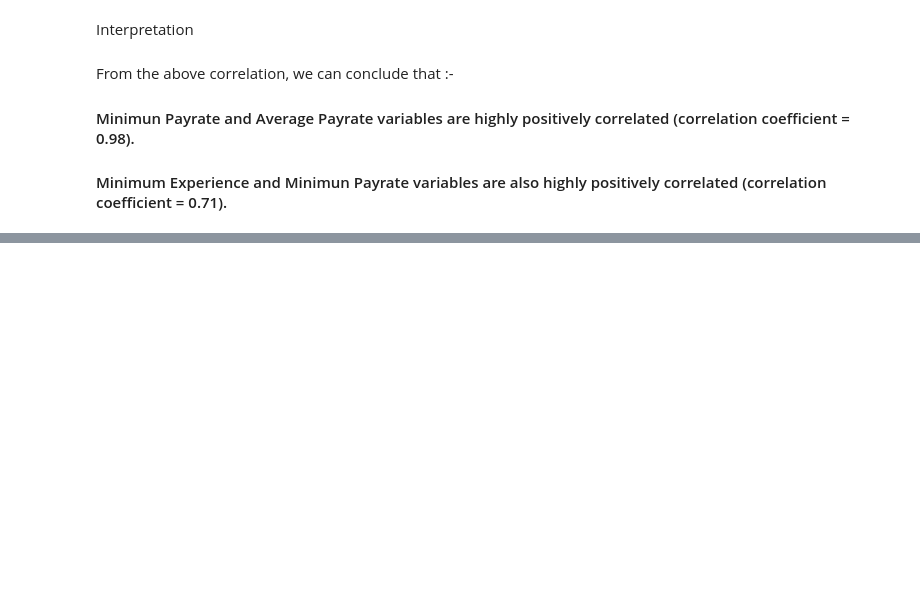
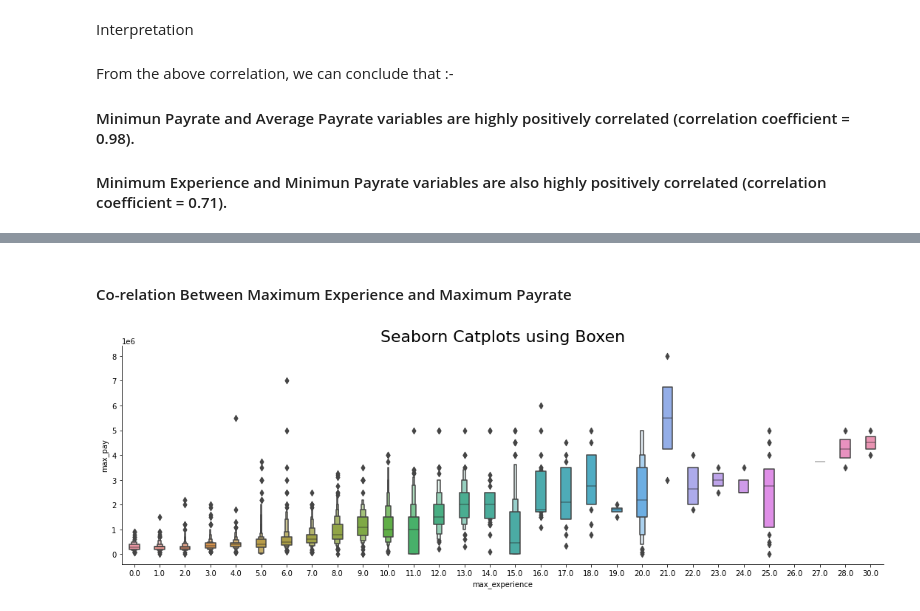
Before and after one commit to Prachisri8827/Job-Trend-Analysis-Using-Naukri.com, a Jupyter notebook: visual.ipynb, the cells around one changed output, grey strips where cells are left out. Saved outputs shown, nothing was run; the diff lists cells and outputs as text; code cells hidden in the pictures; blank space fills up the shorter version.

```diff
--- a/visual.ipynb
+++ b/visual.ipynb
@@ -667,0 +836,10 @@ ValueError: could not convert string to float: 'MM Media Pvt Ltd'
+# %% [markdown]
+#### Co-relation Between Maximum Experience and Maximum Payrate
+# %%
+#display the relation between max exp. and max payrate.
+
+sns.catplot(x='max_experience', y='max_pay', data=df , kind="boxen" , width=0.4 ,aspect=3)
+plt.title('Seaborn Catplots using Boxen', fontsize=22)
+plt.show()
+# %% [output]
+[figure, added]
```
Also changed, not shown: parts of 51 cells of this notebook, 13 other files.
